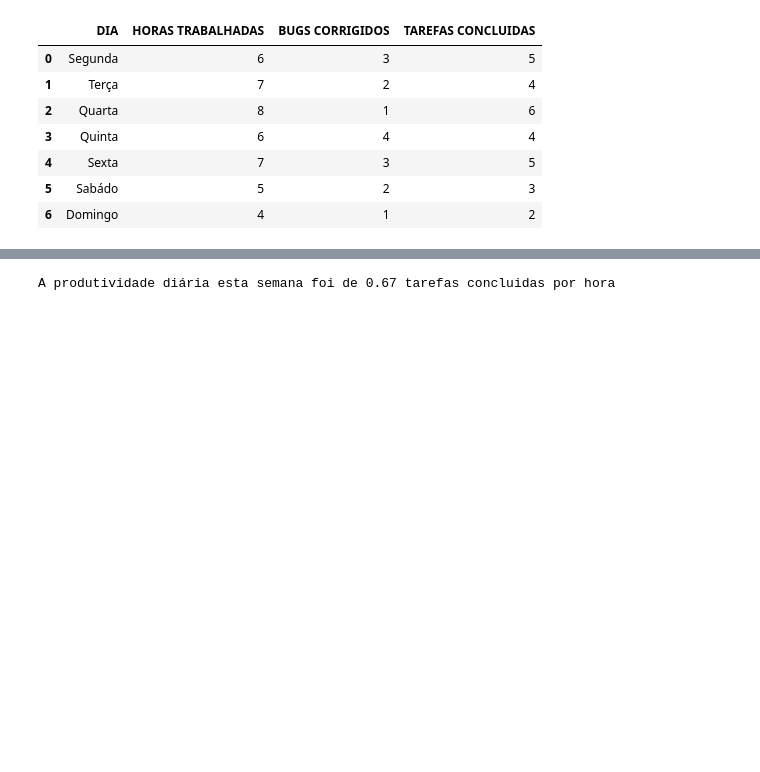
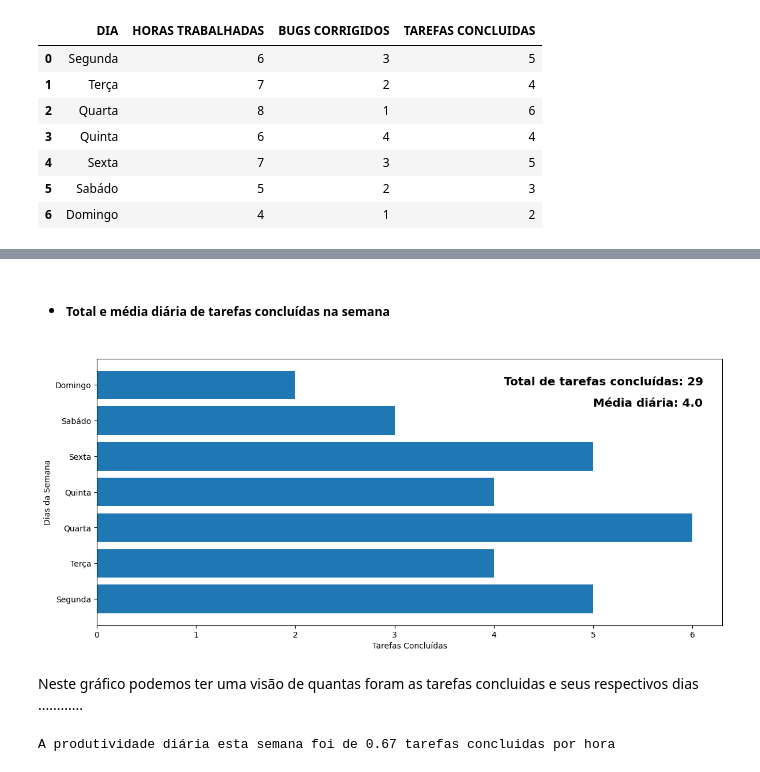
Before and after one commit to gideoni-santos/projeto-i-m4, a Jupyter notebook: relatorio.ipynb, the cells around one changed output, grey strips where cells are left out. Saved outputs shown, nothing was run; the diff lists cells and outputs as text; code cells hidden in the pictures; blank space fills up the shorter version.

```diff
--- a/relatorio.ipynb
+++ b/relatorio.ipynb
@@ -54,3 +80,23 @@ A média diária de tarefas concluidas esta semana foi de: 4.14
+# %% [markdown]
+- ##### **Total e média diária de tarefas concluídas na semana**
+# %%
+# Total de Tarefas Concluídas
+total_tarefas = df_geral["TAREFAS CONCLUIDAS"].sum()
+# Média Diária de Tarefas Concluídas
+media_tarefas = df_geral["TAREFAS CONCLUIDAS"].mean().round()
+
+#Criando gráfico
+plt.figure(figsize=(14, 6))
+plt.barh(df_geral["DIA"], df_geral["TAREFAS CONCLUIDAS"])
+plt.xlabel('Tarefas Concluídas')
+plt.ylabel('Dias da Semana')
+plt.text(4.1,6, f'Total de tarefas concluídas: {total_tarefas}', fontweight='semibold', fontsize='x-large')
+plt.text(5,5.4, f'Média diária: {media_tarefas}', fontweight='semibold', fontsize='x-large')
+plt.show()
+# %% [output]
+[figure, added]
+# %% [markdown]
+Neste gráfico podemos ter uma visão de quantas foram as tarefas concluidas e seus respectivos dias ............
 # %%
 # Produtividade Diária (Tarefas Concluídas por Hora)
 print(f'A produtividade diária esta semana foi de {df_geral["TAREFAS CONCLUIDAS"].sum() / df_geral["HORAS TRABALHADAS"].sum():.2f} tarefas concluidas por hora')
```
Also changed, not shown: parts of 13 cells of this notebook, 2 other files.
